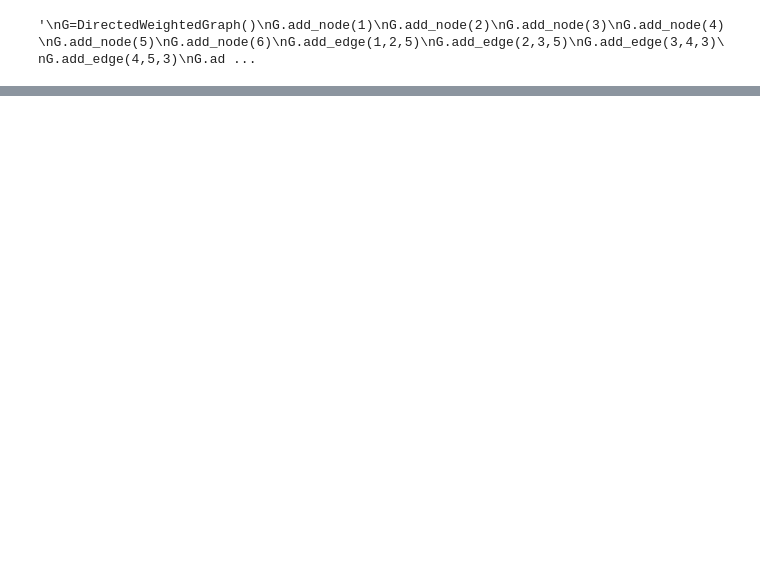
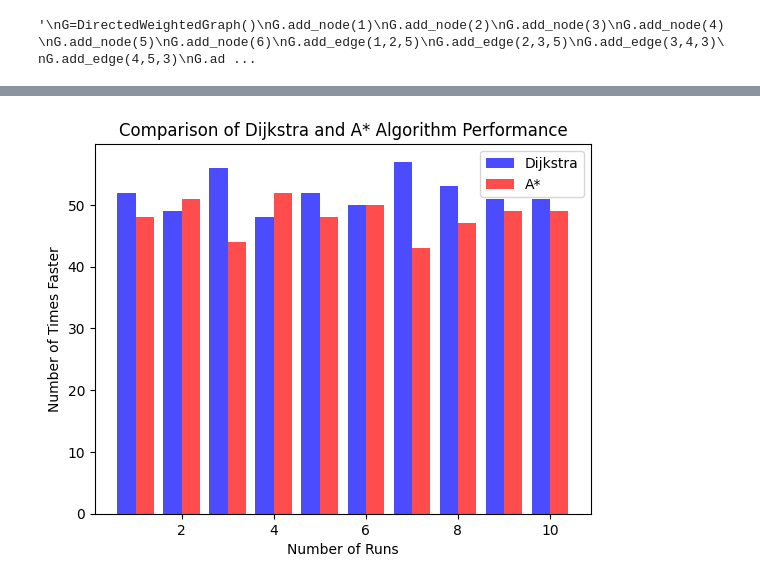
Before and after one commit to z93329104/Final_lab, a Jupyter notebook: part2.ipynb, the cells around one changed output, grey strips where cells are left out. Saved outputs shown, nothing was run; the diff lists cells and outputs as text; code cells hidden in the pictures; blank space fills up the shorter version.

```diff
--- a/part2.ipynb
+++ b/part2.ipynb
@@ -297,0 +291,72 @@ A_star error: 9
+# %%
+import time
+import random
+import matplotlib.pyplot as plt
+import numpy as np
+def compare(G, h):
+    dijkstra_time = 0
+    a_star_time = 0
+    dijkstra_faster_count = 0
+    a_star_faster_count = 0
+    G = create_random_complete_graph(10, 10)
+    h = random_h(G)
+    trials = 0
+    while trials < 100:
+        try:
+            start = time.time()
+            a_star(G, 0, 9, h)
+            end = time.time()
+            a_star_time=end-start
+
+            start = time.time()
+            dijkstra(G, 0)
+            end = time.time()
+            dijkstra_time=end-start
+
+            if a_star_time < dijkstra_time:
+                a_star_faster_count += 1
+                trials += 1
+            elif a_star_time == dijkstra_time:
+                continue
+            else:
+                dijkstra_faster_count += 1
+                trials += 1
+        except Exception as e:
+            print("A_star error:", e)
+            G = create_random_complete_graph(10, 10)
+            h = random_h(G)
+    return (dijkstra_faster_count, a_star_faster_count)
+    # plt.bar(['Dijkstra', 'A*'], [dijkstra_faster_count, a_star_faster_count])
+    # plt.ylabel('Number of Times Faster')
+    # plt.title('Comparison of Dijkstra and A* Algorithm Performance')
+    # plt.show()
+
+def compare_100_times():
+    dijkstra_counts = []
+    a_star_counts = []
+    runs = []
+
+    for i in range(10):
+        G = create_random_complete_graph(10, 10)
+        h = random_h(G)
+        dijkstra_faster_count, a_star_faster_count = compare(G, h)
+        dijkstra_counts.append(dijkstra_faster_count)
+        a_star_counts.append(a_star_faster_count)
+        runs.append(i+1)
+
+    runs_np = np.array(runs)
+    dijkstra_counts_np = np.array(dijkstra_counts)
+    a_star_counts_np = np.array(a_star_counts)
+
+    plt.bar(runs_np - 0.2, dijkstra_counts_np, width=0.4, label='Dijkstra', color='blue', alpha=0.7)
+    plt.bar(runs_np + 0.2, a_star_counts_np, width=0.4, label='A*', color='red', alpha=0.7)
+    plt.xlabel('Number of Runs')
+    plt.ylabel('Number of Times Faster')
+    plt.title('Comparison of Dijkstra and A* Algorithm Performance')
+    plt.legend()
+    plt.show()
+
+compare_100_times()
+
+#run compare 100 times and plot a line grap
+# %% [output]
@@ -297,0 +376 @@ A_star error: 9
+[figure, added]
```
Also changed, not shown: parts of 5 cells of this notebook.
